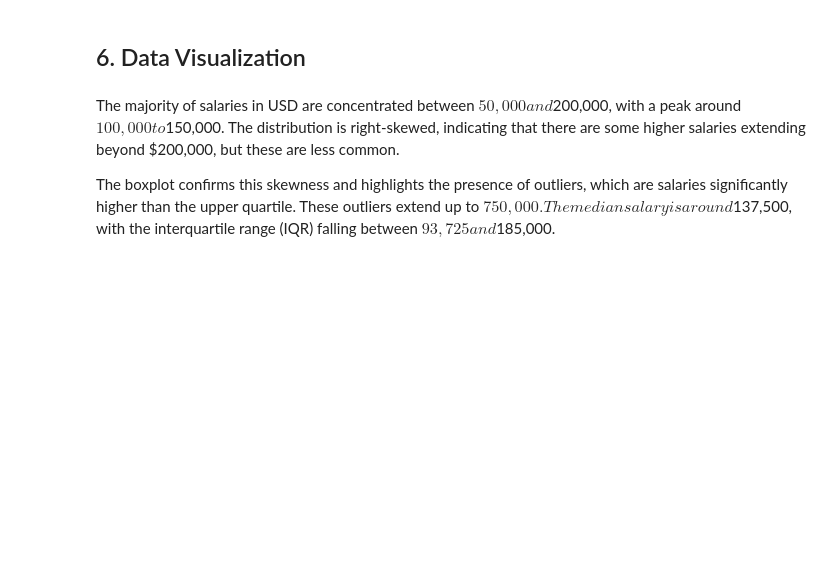
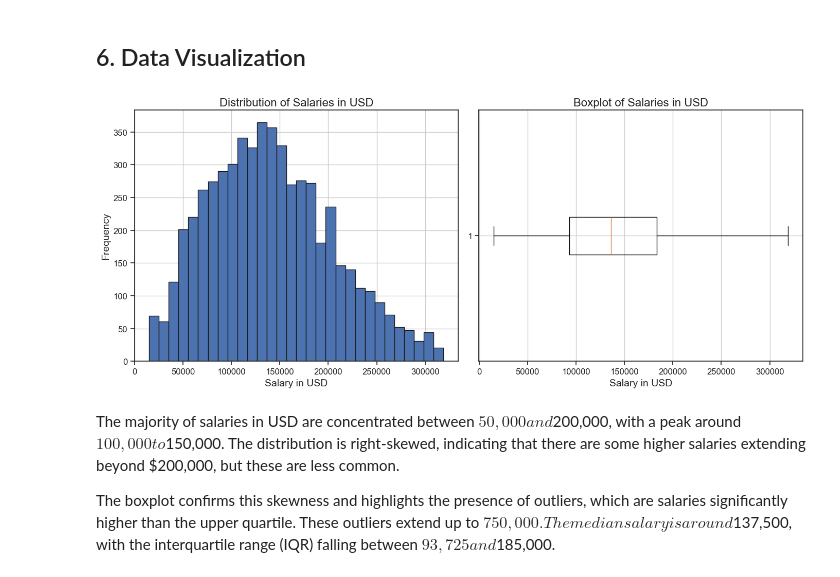
Before and after one commit to IuliiaBolgova/Capstone-Project, a Jupyter notebook: notebooks/EDA_Project.ipynb, the cells around one changed output. Saved outputs shown, nothing was run; the diff lists cells and outputs as text; code cells hidden in the pictures; blank space fills up the shorter version.

```diff
--- a/notebooks/EDA_Project.ipynb
+++ b/notebooks/EDA_Project.ipynb
@@ -261,28 +275,30 @@ From the correlation matrix, “Salary in USD” shows the highest positive corr
 # %% [markdown]
 ## 6. Data Visualization
 # %%
-Bolgova# Histograms and Boxplot for Salaries in USD
+# Histograms and Boxplot for Salaries in USD
 fig, axes = plt.subplots(nrows=1, ncols=2, figsize=(14, 6))
 
 # Histogram
 axes[0].hist(salaries['Salary in USD'], bins=30, edgecolor='k')
 axes[0].set_title('Distribution of Salaries in USD', fontsize=16)
 axes[0].set_xlabel('Salary in USD', fontsize=14)
 axes[0].set_ylabel('Frequency', fontsize=14)
 axes[0].grid(True)
 axes[0].tick_params(axis='x', labelsize=12)
 axes[0].tick_params(axis='y', labelsize=12)
 
 # Boxplot
 axes[1].boxplot(salaries['Salary in USD'], vert=False)
 axes[1].set_title('Boxplot of Salaries in USD', fontsize=16)
 axes[1].set_xlabel('Salary in USD', fontsize=14)
 axes[1].tick_params(axis='x', labelsize=12)
 axes[1].tick_params(axis='y', labelsize=12)
 axes[1].grid(True)
 
 plt.tight_layout()
 plt.show()
+# %% [output]
+[figure, added]
 # %% [markdown]
 The majority of salaries in USD are concentrated between $50,000 and $200,000, with a peak around $100,000 to $150,000. The distribution is right-skewed, indicating that there are some higher salaries extending beyond $200,000, but these are less common.
 
```
Also changed, not shown: parts of 17 cells of this notebook, 3 other files.
